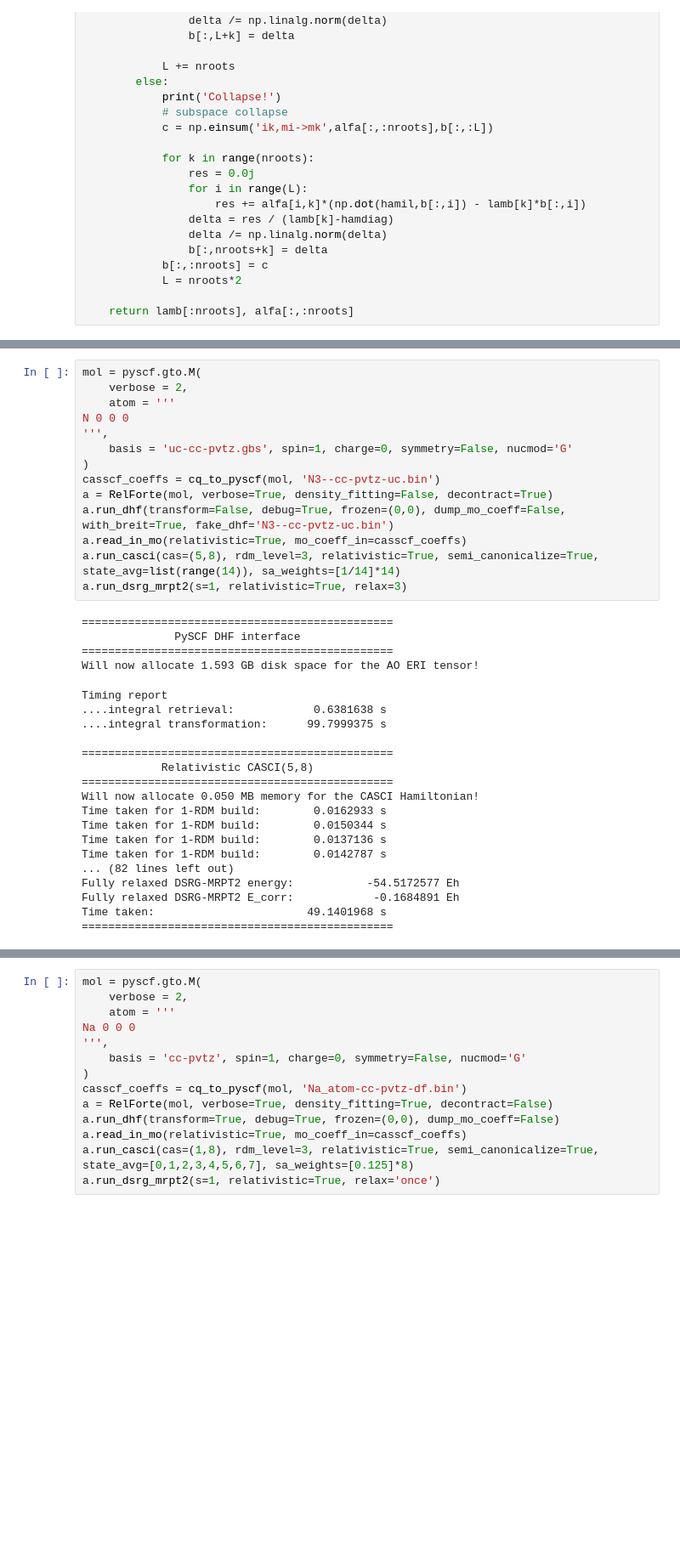
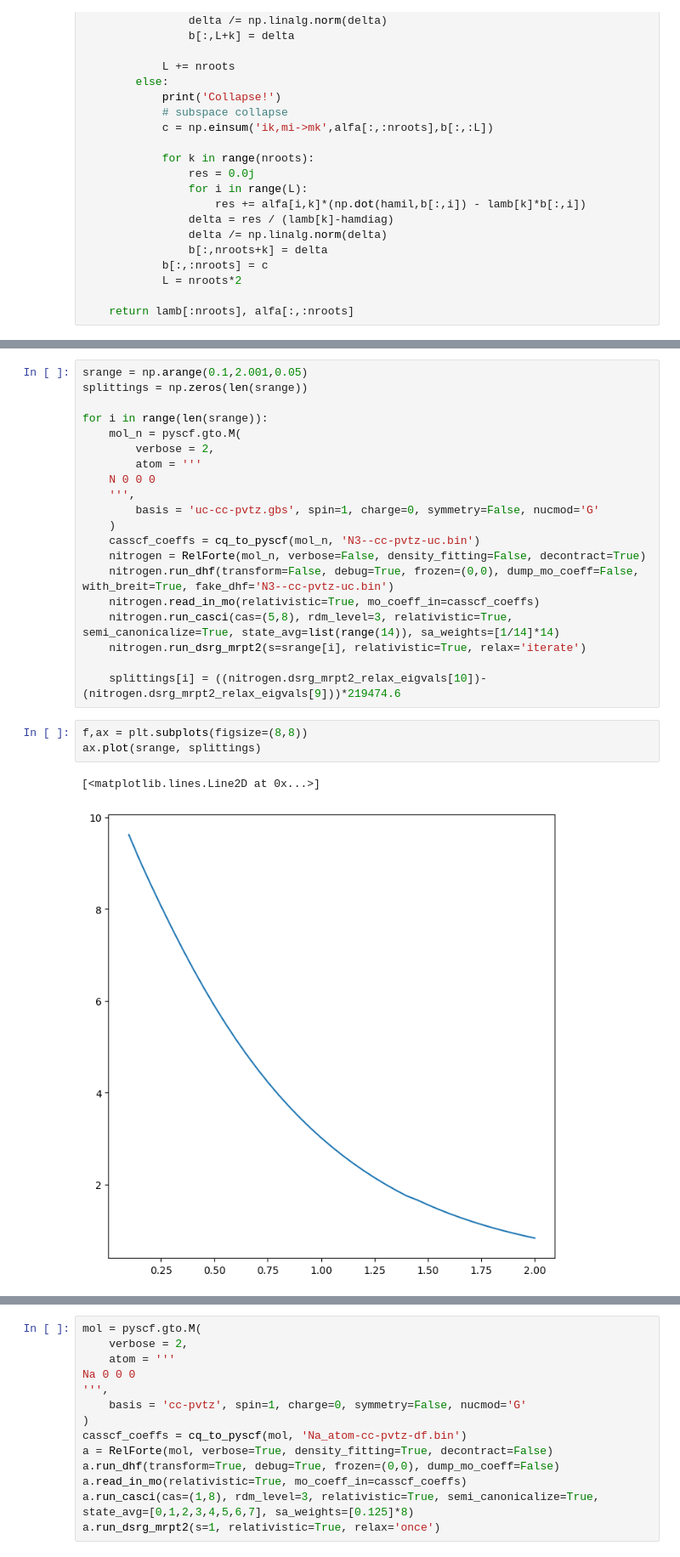
Before and after one commit to brianz98/4c-DSRG-MRPT, a Jupyter notebook: 4c-dsrg-mrpt2.ipynb, the cells around one changed output, grey strips where cells are left out. Shown at 85% size. Saved outputs shown, nothing was run; the diff lists cells and outputs as text; blank space fills up the shorter version.

```diff
--- a/4c-dsrg-mrpt2.ipynb
+++ b/4c-dsrg-mrpt2.ipynb
@@ -2219,37 +2312,27 @@ print(((a.dsrg_mrpt2_relax_eigvals[1])-(a.dsrg_mrpt2_relax_eigvals[0]))*219474.6
 # %%
-mol = pyscf.gto.M(
-    verbose = 2,
-    atom = '''
-N 0 0 0
-''',
-    basis = 'uc-cc-pvtz.gbs', spin=1, charge=0, symmetry=False, nucmod='G'
-)
-casscf_coeffs = cq_to_pyscf(mol, 'N3--cc-pvtz-uc.bin')
-a = RelForte(mol, verbose=True, density_fitting=False, decontract=True)
-a.run_dhf(transform=False, debug=True, frozen=(0,0), dump_mo_coeff=False, with_breit=True, fake_dhf='N3--cc-pvtz-uc.bin')
-a.read_in_mo(relativistic=True, mo_coeff_in=casscf_coeffs)
-a.run_casci(cas=(5,8), rdm_level=3, relativistic=True, semi_canonicalize=True, state_avg=list(range(14)), sa_weights=[1/14]*14)
-a.run_dsrg_mrpt2(s=1, relativistic=True, relax=3)
+srange = np.arange(0.1,2.001,0.05)
+splittings = np.zeros(len(srange))
+
+for i in range(len(srange)):
+    mol_n = pyscf.gto.M(
+        verbose = 2,
+        atom = '''
+    N 0 0 0
+    ''',
+        basis = 'uc-cc-pvtz.gbs', spin=1, charge=0, symmetry=False, nucmod='G'
+    )
+    casscf_coeffs = cq_to_pyscf(mol_n, 'N3--cc-pvtz-uc.bin')
+    nitrogen = RelForte(mol_n, verbose=False, density_fitting=False, decontract=True)
+    nitrogen.run_dhf(transform=False, debug=True, frozen=(0,0), dump_mo_coeff=False, with_breit=True, fake_dhf='N3--cc-pvtz-uc.bin')
+    nitrogen.read_in_mo(relativistic=True, mo_coeff_in=casscf_coeffs)
+    nitrogen.run_casci(cas=(5,8), rdm_level=3, relativistic=True, semi_canonicalize=True, state_avg=list(range(14)), sa_weights=[1/14]*14)
+    nitrogen.run_dsrg_mrpt2(s=srange[i], relativistic=True, relax='iterate')
+
+    splittings[i] = ((nitrogen.dsrg_mrpt2_relax_eigvals[10])-(nitrogen.dsrg_mrpt2_relax_eigvals[9]))*219474.6
-# %% [output]
-===============================================
-              PySCF DHF interface
-===============================================
-Will now allocate 1.593 GB disk space for the AO ERI tensor!
-Timing report
-....integral retrieval:            0.6381638 s
-....integral transformation:      99.7999375 s
-
-===============================================
-            Relativistic CASCI(5,8)
-===============================================
-Will now allocate 0.050 MB memory for the CASCI Hamiltonian!
-Time taken for 1-RDM build:        0.0162933 s
-Time taken for 1-RDM build:        0.0150344 s
-Time taken for 1-RDM build:        0.0137136 s
-Time taken for 1-RDM build:        0.0142787 s
-... (82 lines left out)
-Fully relaxed DSRG-MRPT2 energy:           -54.5172577 Eh
-Fully relaxed DSRG-MRPT2 E_corr:            -0.1684891 Eh
-Time taken:                       49.1401968 s
-===============================================
+# %%
+f,ax = plt.subplots(figsize=(8,8))
+ax.plot(srange, splittings)
+# %% [output]
+[<matplotlib.lines.Line2D at 0x...>]
+[figure, added]
 # %%
```
Also changed, not shown: parts of 15 cells of this notebook, 1 other file.
